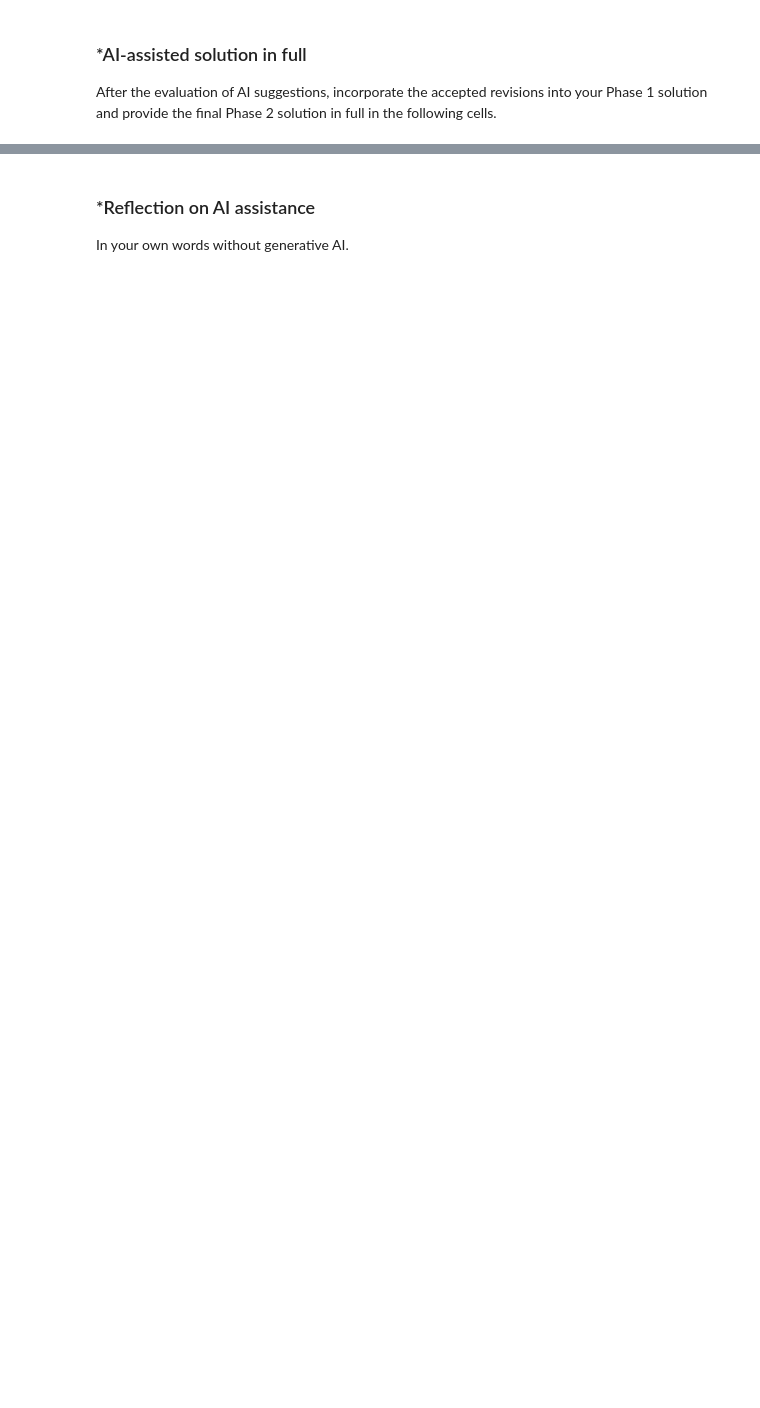
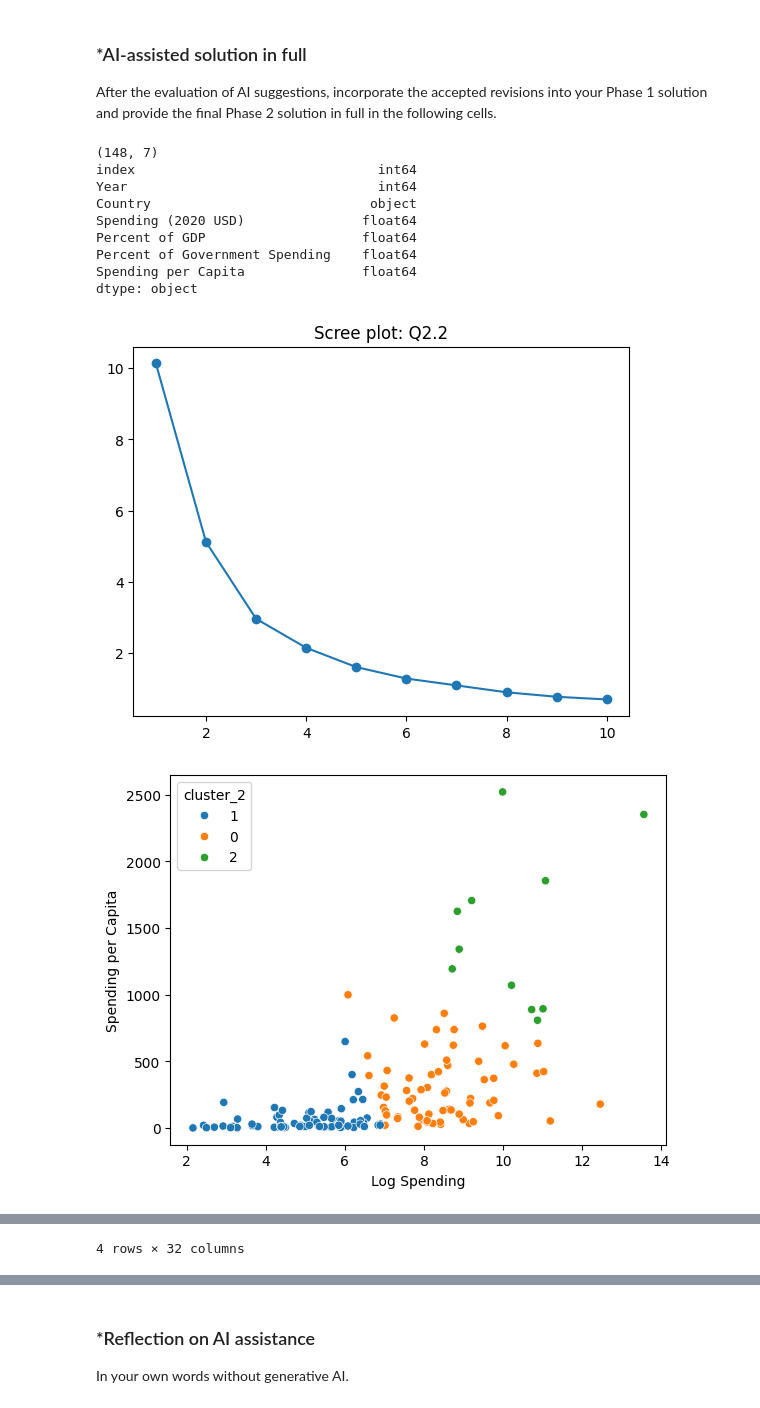
Before and after one commit to rahilkarkar-uva/A04-clustering, a Jupyter notebook: notebook.ipynb, the cells around one changed output, grey strips where cells are left out. Drawn from its saved outputs; the diff is of its cells as text; code cells hidden in the pictures; blank space fills up the shorter version.

```diff
--- a/notebook.ipynb
+++ b/notebook.ipynb
@@ -269,0 +352,78 @@ After the evaluation of AI suggestions, incorporate the accepted revisions into
+# %%
+military = pd.read_csv('./data/SIPRI Military Expenditure Database.csv')
+df = military[military['Year'] == 2020].dropna()
+print(df.shape)
+print(df.dtypes)
+
+def maxmin(x):
+    return (x - x.min()) / (x.max() - x.min())
+
+# Revision 2: log-transform total spending to reduce the US outlier's effect
+df['Log Spending'] = np.log(df['Spending (2020 USD)'])
+
+# Revision 2: cluster on log spending instead of raw spending
+vars_2 = ['Log Spending', 'Spending per Capita']
+X_2 = df[vars_2].apply(maxmin)
+
+plt.plot(k_values, scree(X_2), marker='o')
+plt.title('Scree plot: Q2.2')
+plt.show()
+
+# Revision 2: elbow moves to k=3 with log spending
+df['cluster_2'] = KMeans(n_clusters=3, n_init=10, random_state=0).fit(X_2).labels_.astype(str)
+# Revision 2: plot log spending so the clusters are visible
+sns.scatterplot(data=df, x='Log Spending', y='Spending per Capita', hue='cluster_2')
+plt.show()
+
+display(df.groupby('cluster_2')[vars_2].describe())
+print(df.loc[df['Country'] == 'United States of America', ['Country', 'cluster_2']])
+for c in sorted(df['cluster_2'].unique()):
+    print(c, df.loc[df['cluster_2'] == c, 'Country'].tolist())
+
+vars_3 = ['Percent of Government Spending', 'Percent of GDP']
+X_3 = df[vars_3].apply(maxmin)
+
+plt.plot(k_values, scree(X_3), marker='o')
+plt.title('Scree plot: Q2.3')
+plt.show()
+
+df['cluster_3'] = KMeans(n_clusters=3, n_init=10, random_state=0).fit(X_3).labels_.astype(str)
+sns.scatterplot(data=df, x='Percent of Government Spending', y='Percent of GDP', hue='cluster_3')
+plt.show()
+
+display(df.groupby('cluster_3')[vars_3].describe())
+print(df.loc[df['Country'] == 'United States of America', ['Country', 'cluster_3']])
+for c in sorted(df['cluster_3'].unique()):
+    print(c, df.loc[df['cluster_3'] == c, 'Country'].tolist())
+
+# Revision 2: vars_4 now uses log spending through vars_2
+vars_4 = vars_2 + vars_3
+X_4 = df[vars_4].apply(maxmin)
+
+plt.plot(k_values, scree(X_4), marker='o')
+plt.title('Scree plot: Q2.4')
+plt.show()
+
+# Revision 2: elbow moves to k=4 with log spending
+df['cluster_4'] = KMeans(n_clusters=4, n_init=10, random_state=0).fit(X_4).labels_.astype(str)
+
+display(df.groupby('cluster_4')[vars_4].describe())
+print(df.loc[df['Country'] == 'United States of America', ['Country', 'cluster_4']])
+for c in sorted(df['cluster_4'].unique()):
+    print(c, df.loc[df['cluster_4'] == c, 'Country'].tolist())
+
+# Revision 5: compare the four-variable clusters with the Q2.2 and Q2.3 clusters
+print(pd.crosstab(df['cluster_4'], df['cluster_2']))
+print(pd.crosstab(df['cluster_4'], df['cluster_3']))
+# %% [output]
+(148, 7)
+index                               int64
+Year                                int64
+Country                            object
+Spending (2020 USD)               float64
+Percent of GDP                    float64
+Percent of Government Spending    float64
+Spending per Capita               float64
+dtype: object
+[figure, added]
+[figure, added]
@@ -269,0 +462 @@ After the evaluation of AI suggestions, incorporate the accepted revisions into
+4 rows × 32 columns
```
Also changed, not shown: parts of 7 cells of this notebook.
